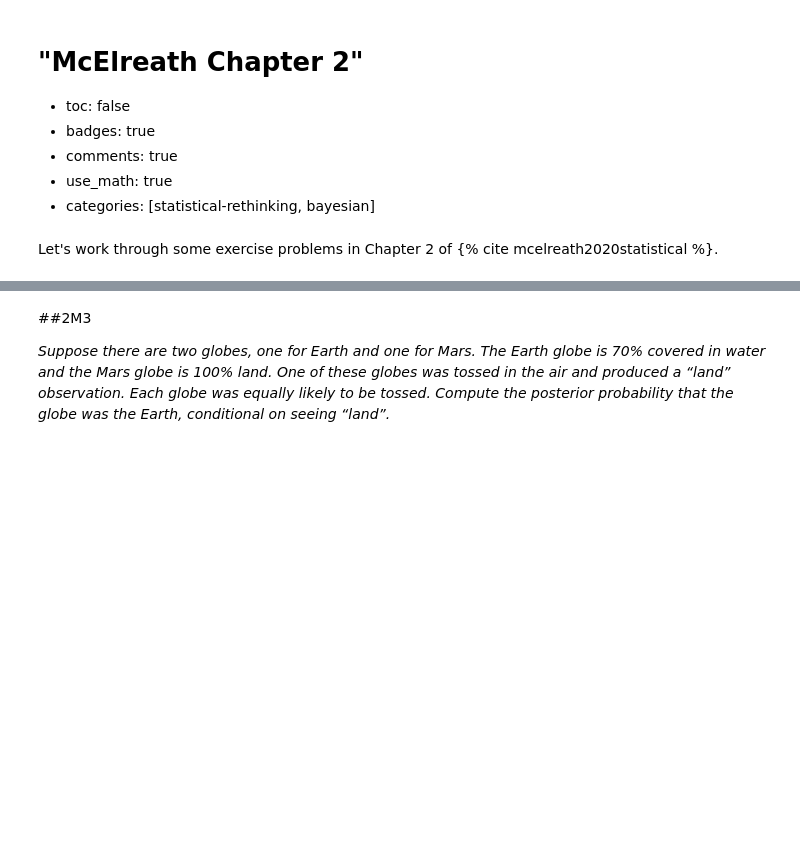
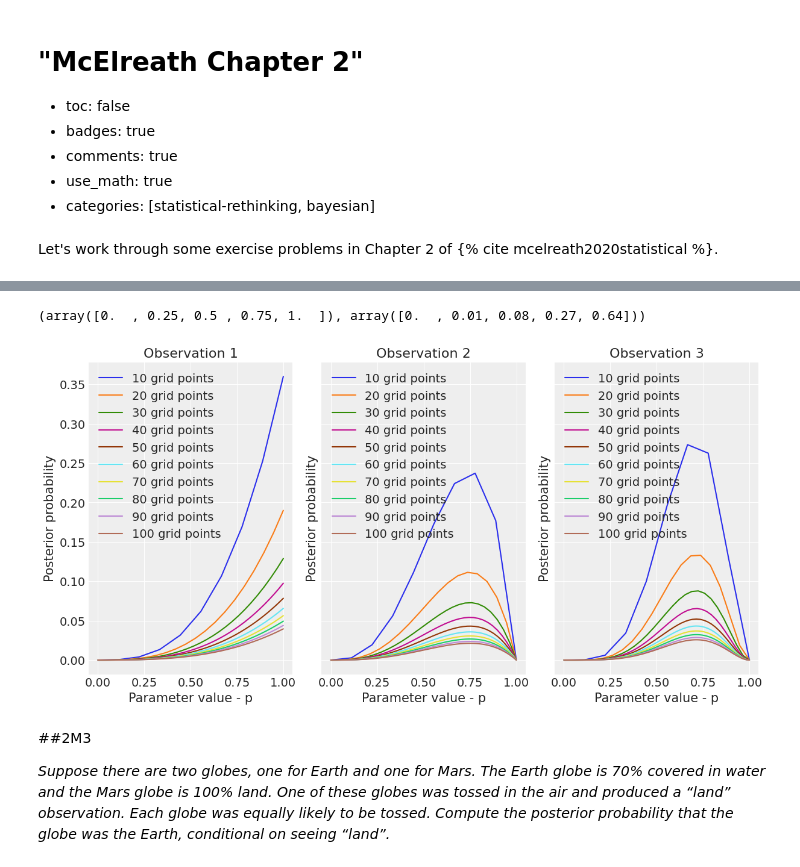
Before and after one commit to nasheqlbrm/blog, a Jupyter notebook: _notebooks/2022-03-11-McElreath-Chapter-2.ipynb, the cells around one changed output, grey strips where cells are left out. Drawn from its saved outputs; the diff is of its cells as text; code cells hidden in the pictures; blank space fills up the shorter version.

```diff
--- a/_notebooks/2022-03-11-McElreath-Chapter-2.ipynb
+++ b/_notebooks/2022-03-11-McElreath-Chapter-2.ipynb
@@ -10,0 +18,5 @@ Let's work through some exercise problems in Chapter 2 of {% cite mcelreath2020s
+# %%
+RANDOM_SEED = 8927
+np.random.seed(RANDOM_SEED)
+
+az.style.use("arviz-darkgrid")
@@ -11,3 +31,39 @@ Let's work through some exercise problems in Chapter 2 of {% cite mcelreath2020s
+# %%
+# Each tuple is:
+# ( Observation , Waters, Trials )
+# (1,3,3) means that observation 1 consists of
+# 3 waters in 3 globe tosses
+data = [(1, 3, 3), (2, 3, 4), (3, 5, 7)]
+# %%
+def grid_approx(num_grid_points, successes, tosses):
+    p_success = np.linspace(0, 1, int(num_grid_points))
+
+    likelihood = stats.binom.pmf(k=successes, n=tosses, p=p_success)
+    # uniform prior
+    prior = np.repeat(1., num_grid_points)
+
+    unstd_posterior = likelihood * prior
+    posterior = unstd_posterior / unstd_posterior.sum()
+
+    return p_success, posterior
+# %%
+grid_approx(5, 3, 3)
+# %% [output]
+(array([0.  , 0.25, 0.5 , 0.75, 1.  ]), array([0.  , 0.01, 0.08, 0.27, 0.64]))
+# %%
+_, axs = plt.subplots(1, len(data), sharex=True, sharey=True, figsize=(12,6))
+
+for observation, waters, tosses in data:
+  for num_grid_points in np.linspace(10, 100, 10):
+      p_grid, posterior = grid_approx(num_grid_points, waters, tosses)
+      axs[observation-1].plot(p_grid, posterior,
+                              label = f'{int(num_grid_points)} grid points')
+      axs[observation-1].set_title(f'Observation {observation}')
+      axs[observation-1].set_xlabel('Parameter value - p')
+      axs[observation-1].set_ylabel('Posterior probability')
+      axs[observation-1].legend()
+# %% [output]
+[figure, added]
 # %% [markdown]
 ##2M3
 
```
Also changed, not shown: parts of 3 cells of this notebook.
